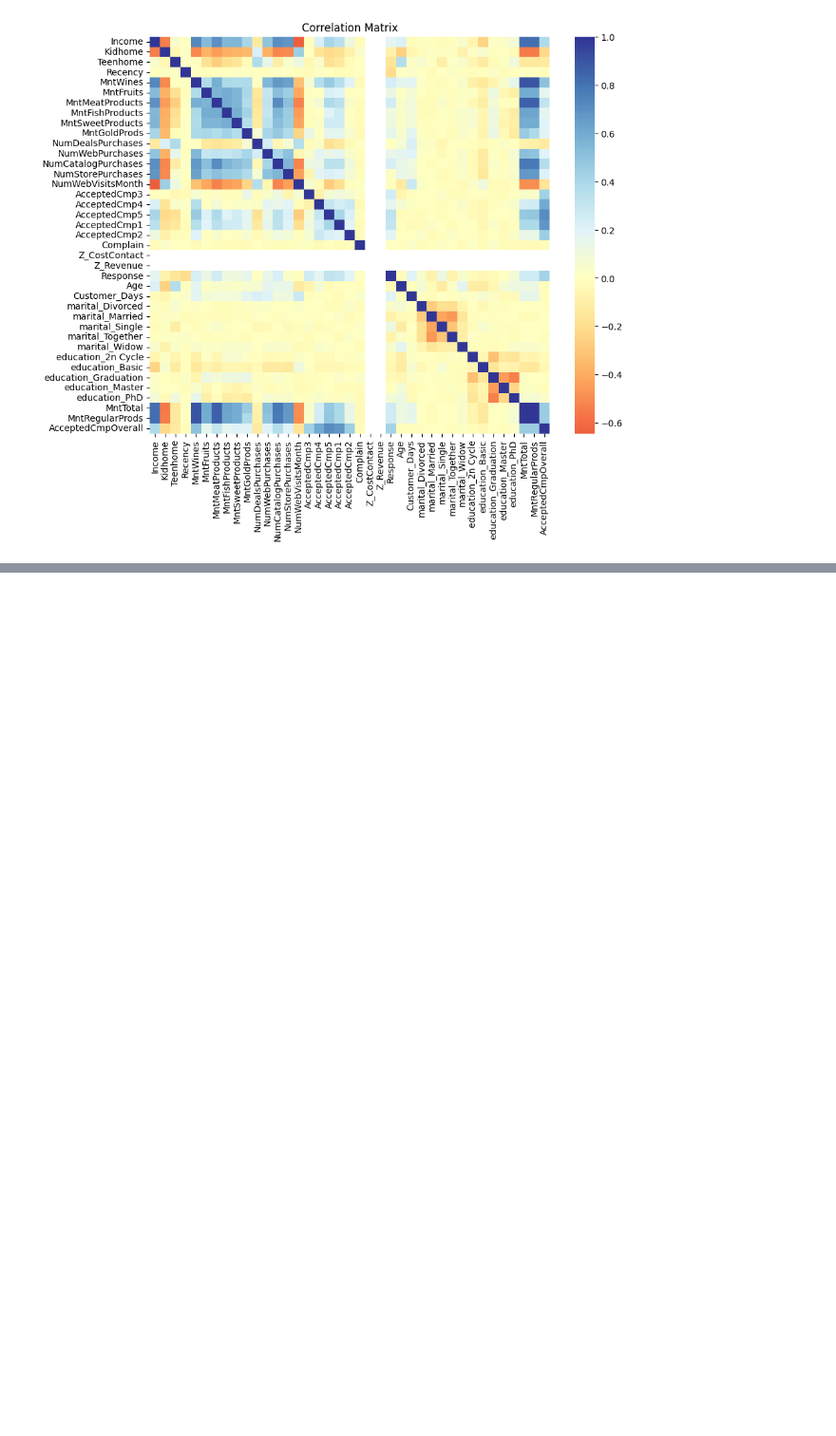
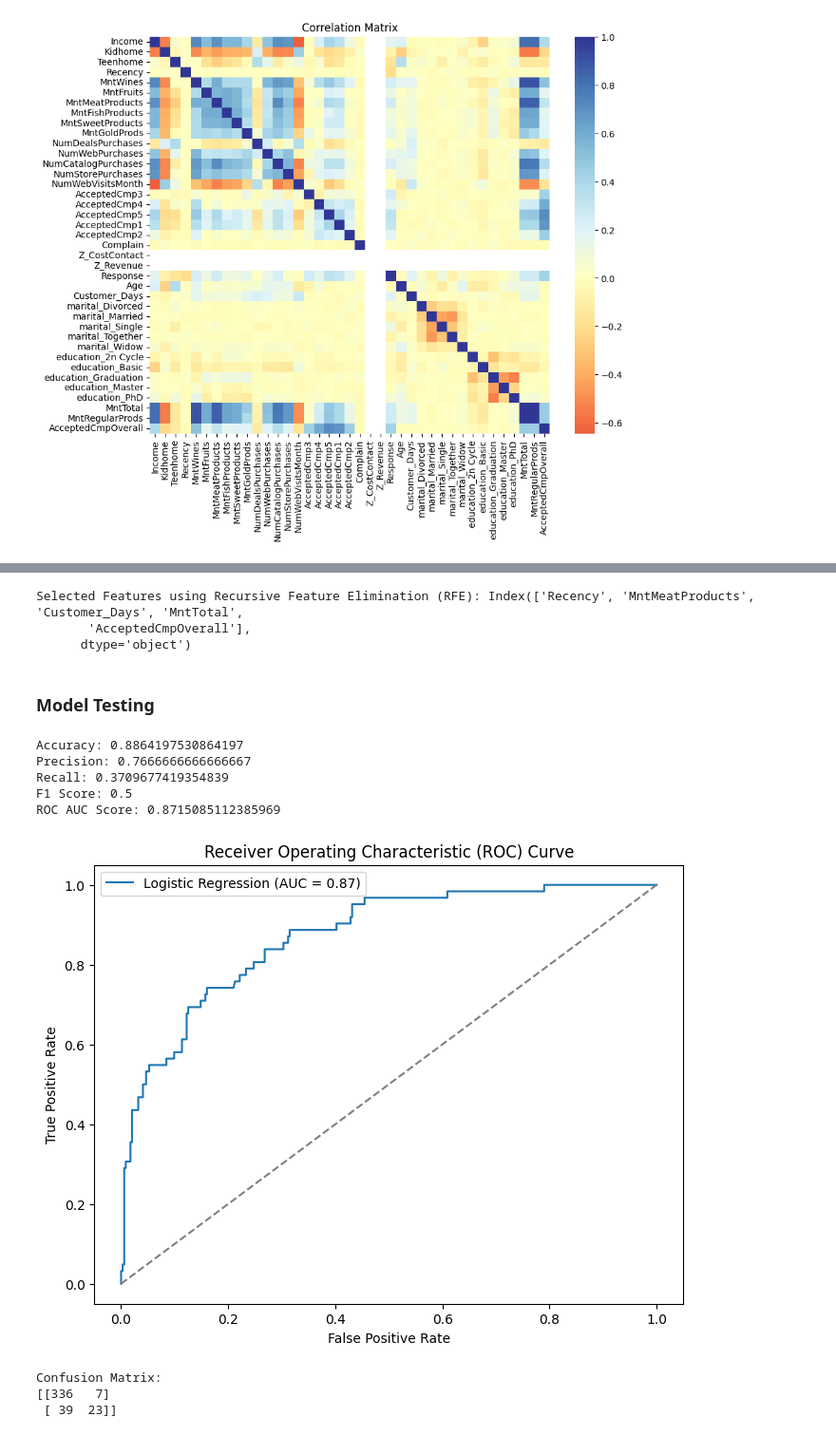
Before and after one commit to vanmoog/Predictive-Analysis-Pipeline, a Jupyter notebook: model.ipynb, the cells around one changed output, grey strips where cells are left out. Shown at 95% size. Cells and saved outputs as stored; diff of their text form; code cells hidden in the pictures; blank space fills up the shorter version.

Commit message:
model & pipeline

```diff
--- a/model.ipynb
+++ b/model.ipynb
@@ -82,0 +417,79 @@ plt.show()
+# %%
+from sklearn.ensemble import GradientBoostingClassifier
+
+gbm_classifier = GradientBoostingClassifier(random_state=42)
+
+# Step 4: Choose and Initialize Wrapper Method (RFE)
+selector_rfe = RFE(gbm_classifier, n_features_to_select=5, step=1)
+
+# Step 5: Fit Wrapper to Data
+selector_rfe.fit(X_train, y_train)
+
+# Step 6: Get Selected Features
+selected_features_rfe = X.columns[selector_rfe.support_]
+
+# Print selected features
+print("Selected Features using Recursive Feature Elimination (RFE):", selected_features_rfe)
+# %% [output]
+Selected Features using Recursive Feature Elimination (RFE): Index(['Recency', 'MntMeatProducts', 'Customer_Days', 'MntTotal',
+       'AcceptedCmpOverall'],
+      dtype='object')
+# %% [markdown]
+### Model Testing
+# %%
+from sklearn.model_selection import train_test_split
+from sklearn.metrics import accuracy_score, precision_score, recall_score, f1_score, roc_auc_score, roc_curve, confusion_matrix
+
+
+# Select features and target
+X = data[['Recency', 'NumStorePurchases', 'MntMeatProducts', 'Customer_Days','AcceptedCmpOverall']]
+y = data['Response']
+
+# Perform train-test split
+X_train, X_test, y_train, y_test = train_test_split(X, y, test_size=0.2, random_state=42)
+
+
+lr = LogisticRegression()
+lr.fit(X_train, y_train)
+
+predictions = lr.predict(X_test)
+
+# Calculate evaluation metrics
+accuracy = accuracy_score(y_test, predictions)
+precision = precision_score(y_test, predictions)
+recall = recall_score(y_test, predictions)
+f1 = f1_score(y_test, predictions)
+roc_auc = roc_auc_score(y_test, lr.predict_proba(X_test)[:, 1])
+
+# Print the evaluation metrics
+print("Accuracy:", accuracy)
+print("Precision:", precision)
+print("Recall:", recall)
+print("F1 Score:", f1)
+print("ROC AUC Score:", roc_auc)
+
+# Plot ROC curve
+fpr, tpr, thresholds = roc_curve(y_test, lr.predict_proba(X_test)[:, 1])
+plt.figure(figsize=(8, 6))
+plt.plot(fpr, tpr, label='Logistic Regression (AUC = {:.2f})'.format(roc_auc))
+plt.plot([0, 1], [0, 1], linestyle='--', color='gray')
+plt.xlabel('False Positive Rate')
+plt.ylabel('True Positive Rate')
+plt.title('Receiver Operating Characteristic (ROC) Curve')
+plt.legend()
+plt.show()
+
+# Confusion matrix
+conf_matrix = confusion_matrix(y_test, predictions)
+print("Confusion Matrix:")
+print(conf_matrix)
+# %% [output]
+Accuracy: 0.8864197530864197
+Precision: 0.7666666666666667
+Recall: 0.3709677419354839
+F1 Score: 0.5
+ROC AUC Score: 0.8715085112385969
+[figure, added]
+Confusion Matrix:
+[[336   7]
+ [ 39  23]]
```
Also changed, not shown: parts of 31 cells of this notebook, 1 other file.
